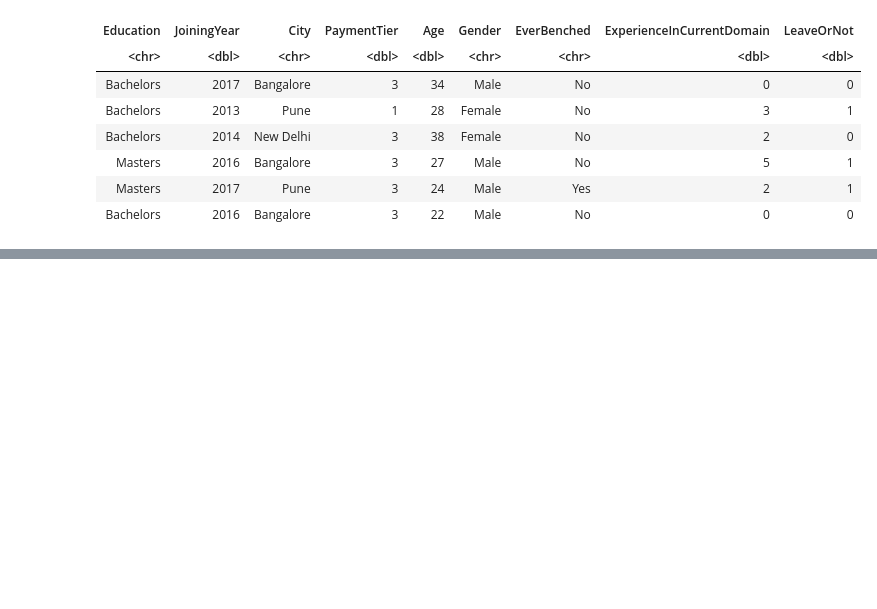
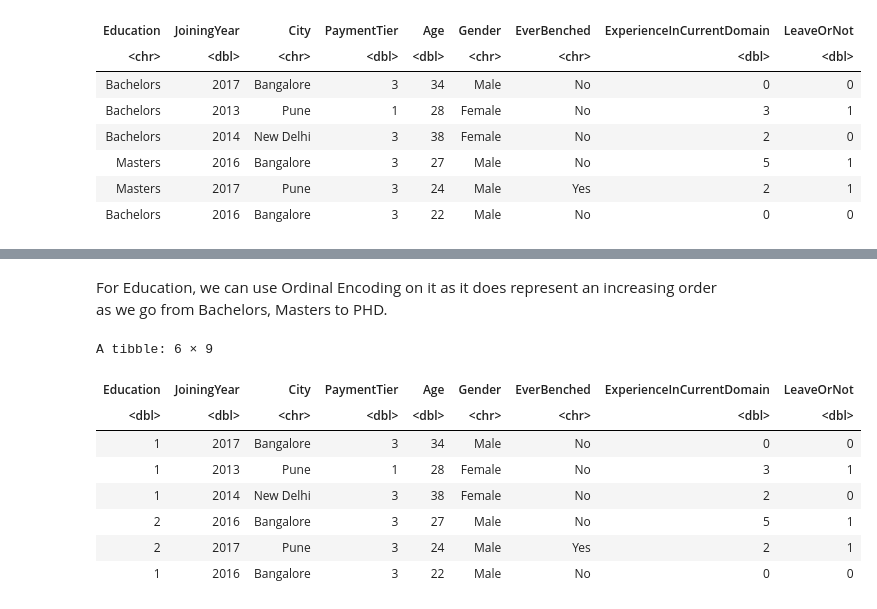
Before and after one commit to TracyGan/employee_project, a Jupyter notebook: Assignment1.ipynb, the cells around one changed output, grey strips where cells are left out. Drawn from its saved outputs; the diff is of its cells as text; code cells hidden in the pictures; blank space fills up the shorter version.

```diff
--- a/Assignment1.ipynb
+++ b/Assignment1.ipynb
@@ -60,0 +72,17 @@ For Education, we can use Ordinal Encoding on it as it does represent an increas
+# %% [markdown]
+For Education, we can use Ordinal Encoding on it as it does represent an increasing order as we go from Bachelors, Masters to PHD.
+# %%
+employee_data <- employee_data |>
+                mutate(Education = fct_relevel(Education, "Bachelors", "Masters", "PHD"),
+                      Education = as.numeric(Education))
+head(employee_data)
+# %% [output]
+A tibble: 6 × 9
+| Education | JoiningYear | City | PaymentTier | Age | Gender | EverBenched | ExperienceInCurrentDomain | LeaveOrNot |
+| <dbl> | <dbl> | <chr> | <dbl> | <dbl> | <chr> | <chr> | <dbl> | <dbl> |
+| 1 | 2017 | Bangalore | 3 | 34 | Male | No | 0 | 0 |
+| 1 | 2013 | Pune | 1 | 28 | Female | No | 3 | 1 |
+| 1 | 2014 | New Delhi | 3 | 38 | Female | No | 2 | 0 |
+| 2 | 2016 | Bangalore | 3 | 27 | Male | No | 5 | 1 |
+| 2 | 2017 | Pune | 3 | 24 | Male | Yes | 2 | 1 |
+| 1 | 2016 | Bangalore | 3 | 22 | Male | No | 0 | 0 |
```
Also changed, not shown: parts of 3 cells of this notebook.
